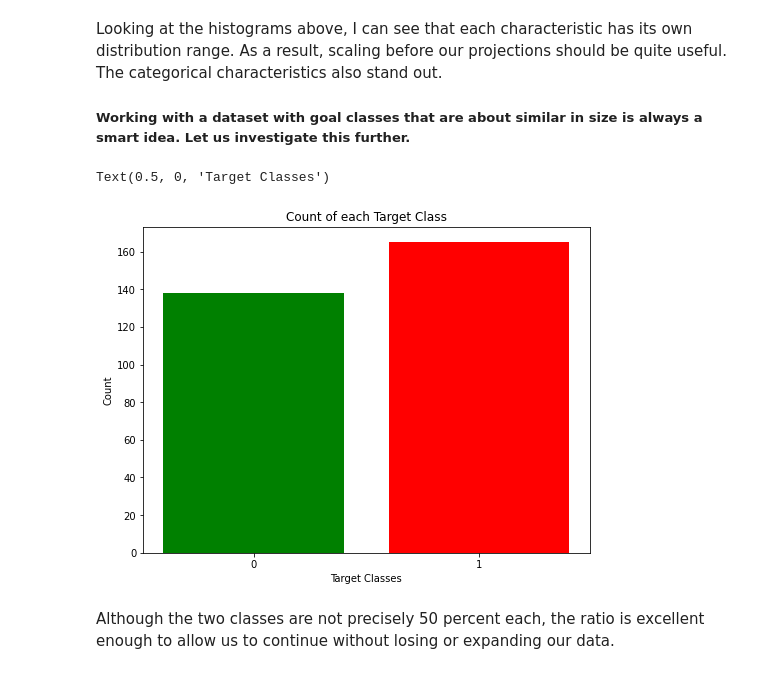
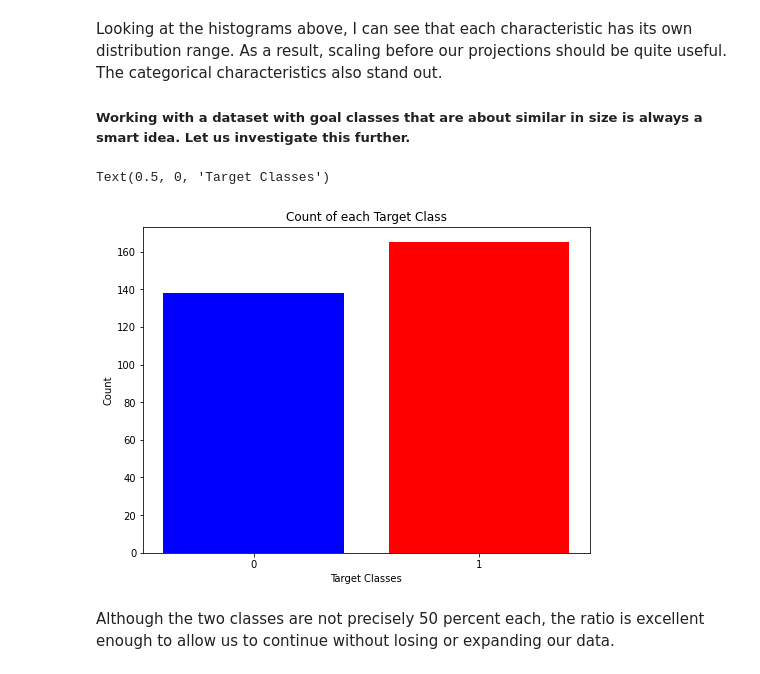
Before and after one commit to mukhammad-irmatov/heart-problem-detection, a Jupyter notebook: Detecting_heart_disease.ipynb, the cells around one changed output. Cells and saved outputs as stored; diff of their text form; code cells hidden in the pictures.

```diff
--- a/Detecting_heart_disease.ipynb
+++ b/Detecting_heart_disease.ipynb
@@ -111,14 +113,14 @@ Looking at the histograms above, I can see that each characteristic has its own
 <h5>Working with a dataset with goal classes that are about similar in size is always a smart idea. Let us investigate this further.</h5>
 # %%
 rcParams['figure.figsize'] = 8,6
-plt.bar(data['target'].unique(), data['target'].value_counts(), color = ['red', 'green'])
+plt.bar(data['target'].unique(), data['target'].value_counts(), color = ['red', 'blue'])
 plt.xticks([0, 1])
 plt.title('Count of each Target Class')
 plt.ylabel('Count')
 plt.xlabel('Target Classes')
 # %% [output]
 Text(0.5, 0, 'Target Classes')
-[figure, old version]
+[figure, new version]
 # %% [markdown]
 Although the two classes are not precisely 50 percent each, the ratio is excellent enough to allow us to continue without losing or expanding our data.
 # %% [markdown]
```
Also changed, not shown: parts of 18 cells of this notebook.
